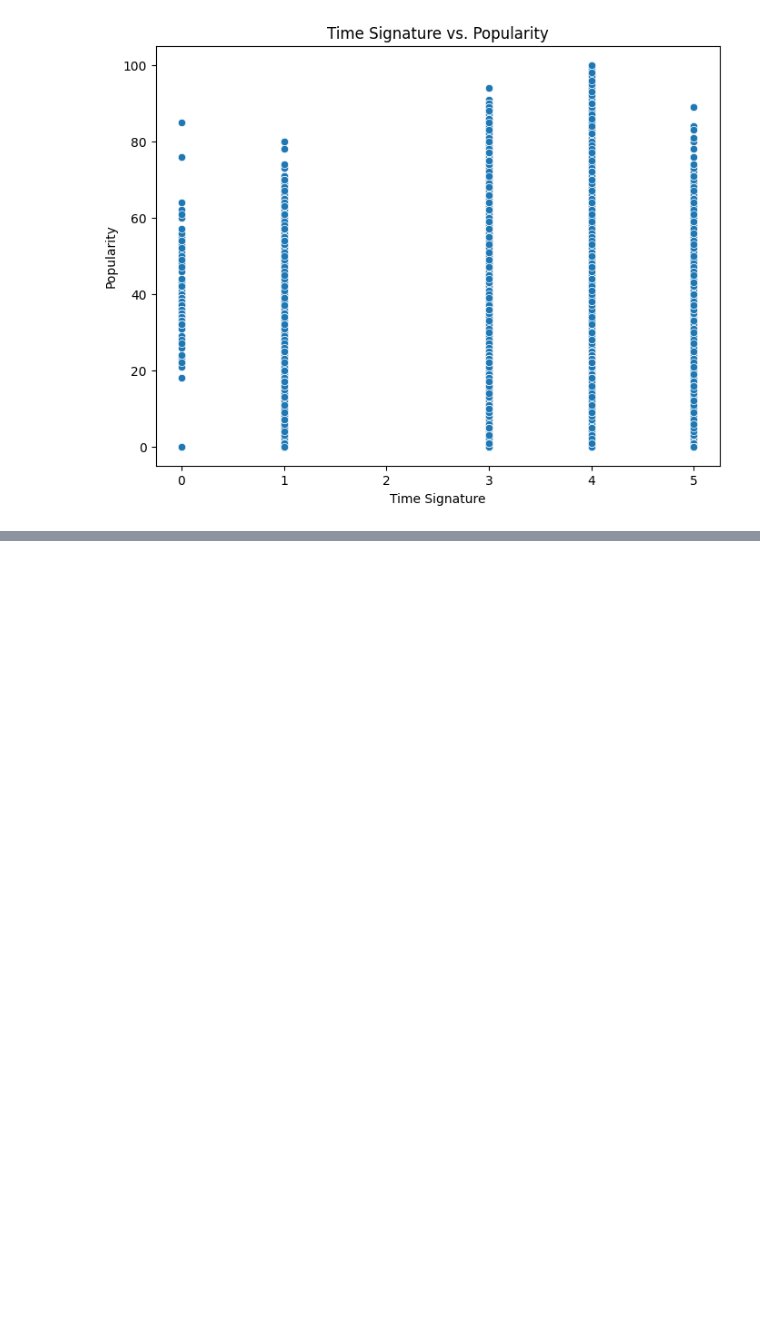
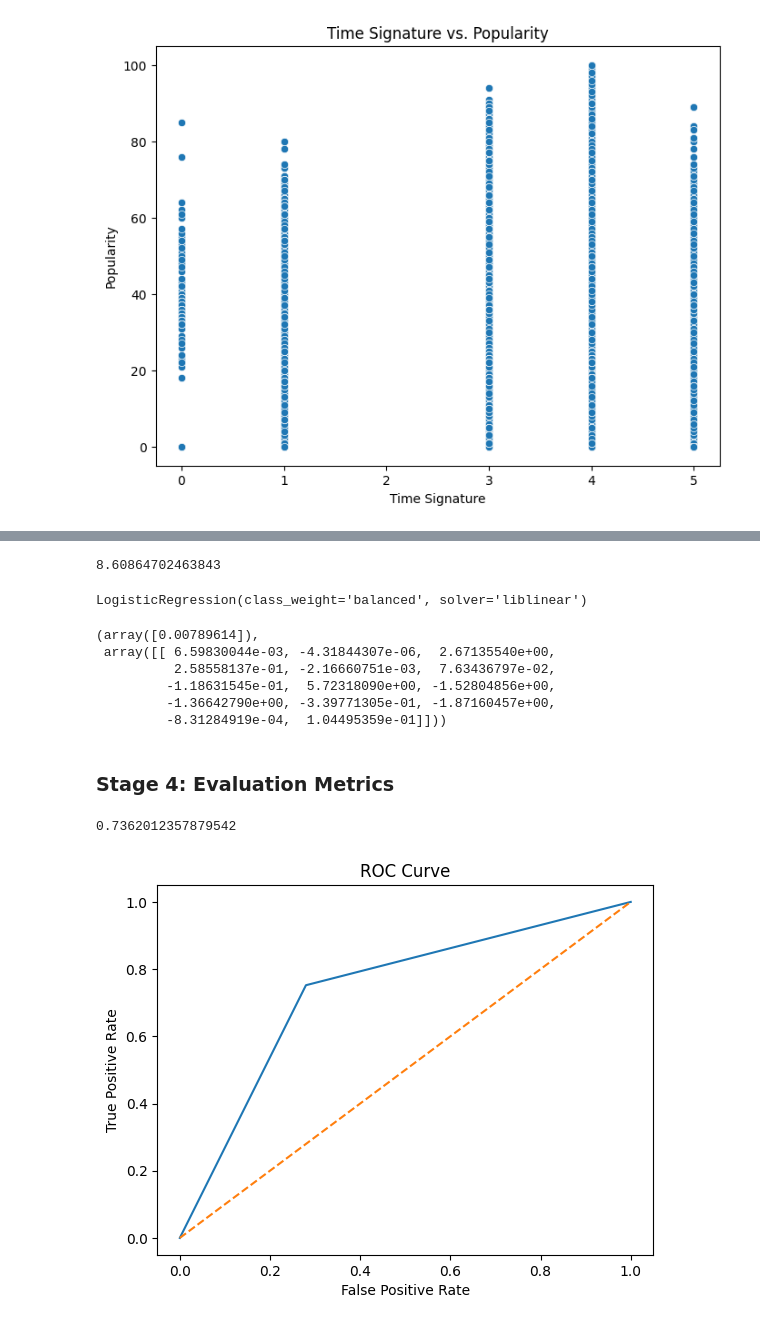
Before and after one commit to rghosh1353/spotify_genre_proj, a Jupyter notebook: Main.ipynb, the cells around one changed output, grey strips where cells are left out. Saved outputs shown, nothing was run; the diff lists cells and outputs as text; code cells hidden in the pictures; blank space fills up the shorter version.

Commit message:
added logistic regression as method of choice, feel free to change, notebook is not done yet though

```diff
--- a/Main.ipynb
+++ b/Main.ipynb
@@ -371,0 +358,4 @@ plt.show()
+# %%
+# Split data into train and testing set
+X_train, X_test, y_train, y_test = train_test_split(spotify_cleaned_df.drop('explicit', axis=1), spotify_cleaned_df['explicit'], test_size=0.2, random_state=42)
+X_train.shape, X_test.shape, y_train.shape, y_test.shape
@@ -371,0 +383,22 @@ plt.show()
+# %%
+7851/(7851+83348)*100 #Really small percentage of explicit (True)
+# %% [output]
+8.60864702463843
+# %%
+#Fit logistic regression model
+lr_train = LogisticRegression(solver='liblinear', class_weight='balanced')
+lr_train.fit(X_train, y_train)
+# %% [output]
+LogisticRegression(class_weight='balanced', solver='liblinear')
+# %%
+# View the model intercept and coefficients
+lr_train.intercept_, lr_train.coef_
+# %% [output]
+(array([0.00789614]),
+ array([[ 6.59830044e-03, -4.31844307e-06,  2.67135540e+00,
+          2.58558137e-01, -2.16660751e-03,  7.63436797e-02,
+         -1.18631545e-01,  5.72318090e+00, -1.52804856e+00,
+         -1.36642790e+00, -3.39771305e-01, -1.87160457e+00,
+         -8.31284919e-04,  1.04495359e-01]]))
+# %% [markdown]
+### Stage 4: Evaluation Metrics
@@ -372 +415,18 @@ plt.show()
+# %%
+# Area Under the Curve (under the ROC curve) Score
+y_pred_test = lr_train.predict(X_test)
+roc_auc_score(y_test, y_pred_test)
+# %% [output]
+0.7362012357879542
+# %%
+#ROC Curve
+fpr, tpr, thresholds = roc_curve(y_test, y_pred_test)
+plt.plot(fpr, tpr)
+plt.plot([0, 1], [0, 1], linestyle='--')
+plt.xlabel('False Positive Rate')
+plt.ylabel('True Positive Rate')
+plt.title('ROC Curve')
+plt.show()
+# %% [output]
+[figure, added]
 # %% [markdown]
```
Also changed, not shown: parts of 18 cells of this notebook.
